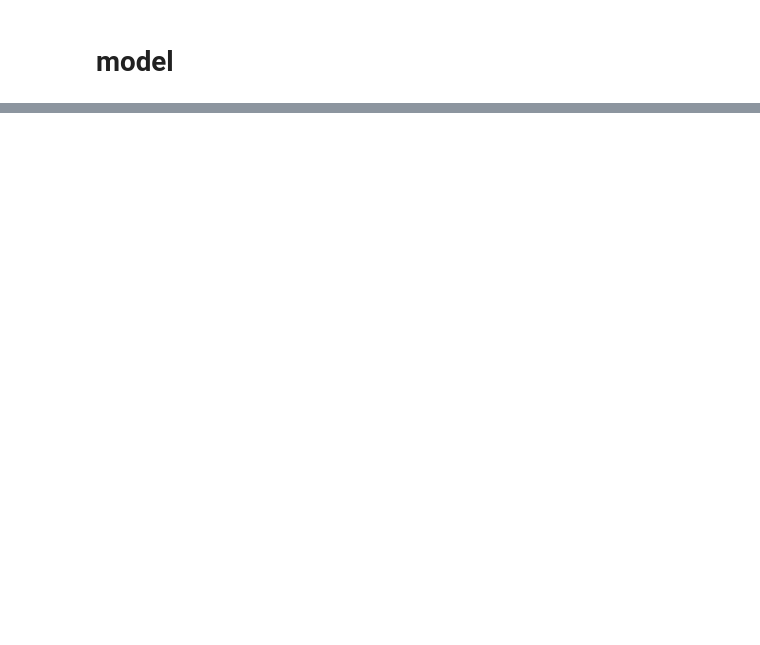
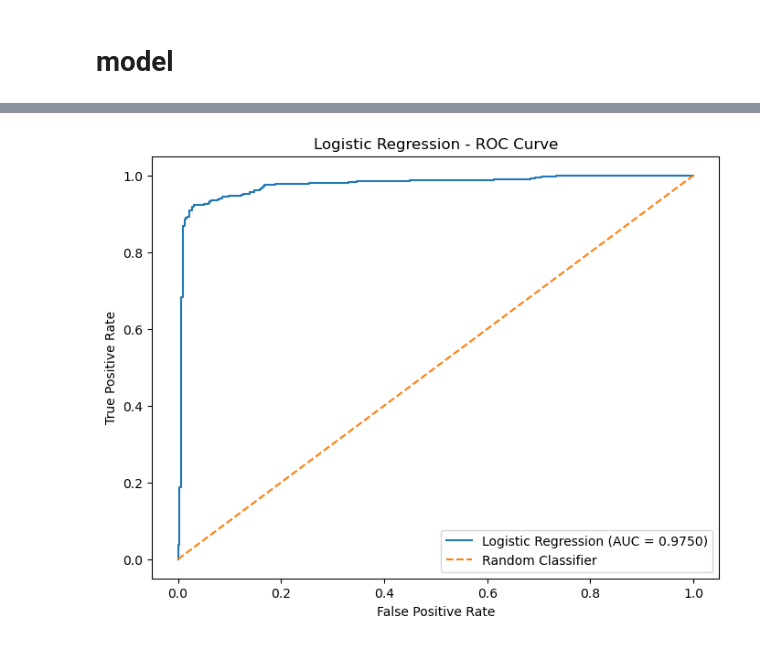
Before and after one commit to GANESHJAGANNATHTELASANG/CreditWise_AI_Pro_ml_model, a Jupyter notebook: notebooks/03_Logistic_Regression.ipynb, the cells around one changed output, grey strips where cells are left out. Drawn from its saved outputs; the diff is of its cells as text; code cells hidden in the pictures; blank space fills up the shorter version.

```diff
--- a/notebooks/03_Logistic_Regression.ipynb
+++ b/notebooks/03_Logistic_Regression.ipynb
@@ -122,0 +267,17 @@ NameError: name 'X_train_raw' is not defined
+# %%
+from sklearn.metrics import (
+    accuracy_score,
+    precision_score,
+    recall_score,
+    f1_score,
+    roc_auc_score
+)
+
+print("Test Accuracy :", accuracy_score(y_test, y_pred))
+print("Test Precision:", precision_score(y_test, y_pred))
+print("Test Recall   :", recall_score(y_test, y_pred))
+print("Test F1       :", f1_score(y_test, y_pred))
+
+y_prob = best_model.predict_proba(X_test)[:, 1]
+
+print("Test ROC-AUC   :", roc_auc_score(y_test, y_prob))
@@ -122,0 +325,36 @@ NameError: name 'X_train_raw' is not defined
+# %%
+from sklearn.metrics import roc_curve, roc_auc_score
+import matplotlib.pyplot as plt
+
+fpr, tpr, thresholds = roc_curve(
+    y_test,
+    y_prob
+)
+
+auc = roc_auc_score(
+    y_test,
+    y_prob
+)
+
+plt.figure(figsize=(8, 6))
+
+plt.plot(
+    fpr,
+    tpr,
+    label=f"Logistic Regression (AUC = {auc:.4f})"
+)
+
+plt.plot(
+    [0, 1],
+    [0, 1],
+    linestyle="--",
+    label="Random Classifier"
+)
+
+plt.xlabel("False Positive Rate")
+plt.ylabel("True Positive Rate")
+plt.title("Logistic Regression - ROC Curve")
+plt.legend()
+plt.show()
+# %% [output]
+[figure, added]
```
Also changed, not shown: parts of 31 cells of this notebook, 1 other file.
